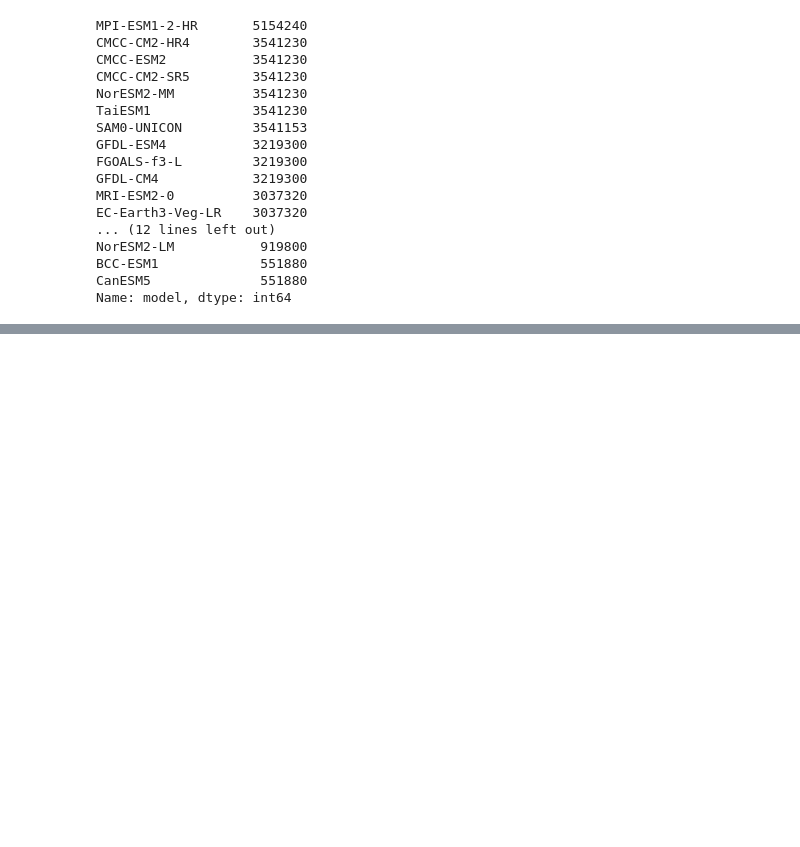
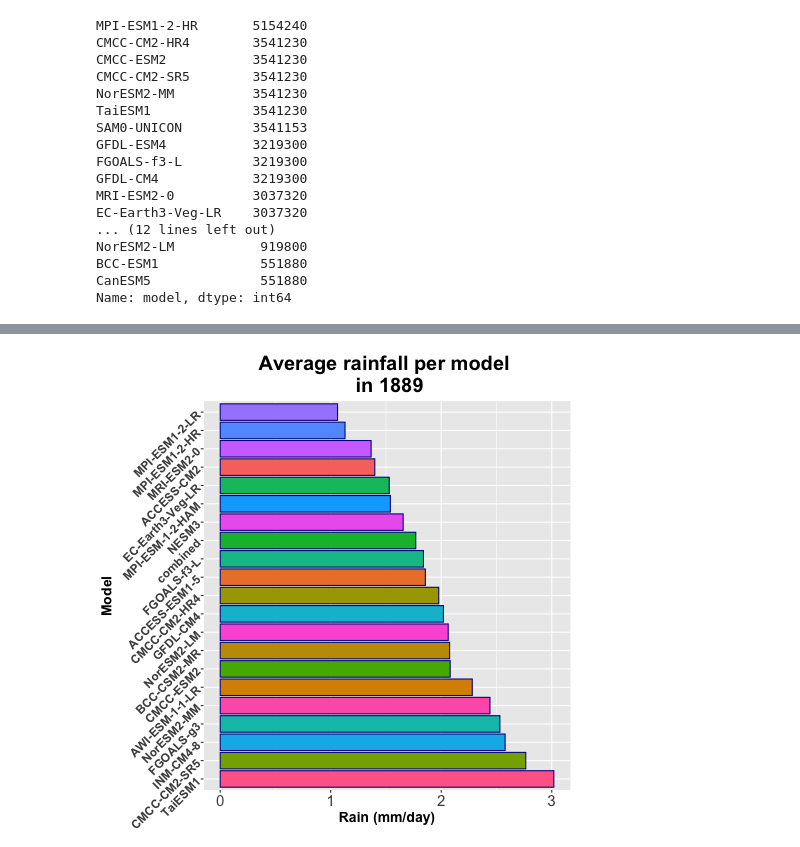
Before and after one commit to UBC-MDS/DSCI_525_Group_19, a Jupyter notebook: notebooks/rain_eda.ipynb, the cells around one changed output, grey strips where cells are left out. Saved outputs shown, nothing was run; the diff lists cells and outputs as text; code cells hidden in the pictures; blank space fills up the shorter version.

Commit message:
sarah eda
changed python df to R using arrow, created bar plot using ggplot2

```diff
--- a/notebooks/rain_eda.ipynb
+++ b/notebooks/rain_eda.ipynb
@@ -171,0 +180,9 @@ Name: model, dtype: int64
+# %%
+filepathcsv = "/Users/sarahabdelazim/Desktop/MDS/Block_6/DSCI_525_web-cloud-comp/DSCI_525_Group_19/figsharerainfall/combined_data.csv"
+# %%
+%%time
+dataset = ds.dataset(filepathcsv, format="csv")
+# Converting the `pyarrow dataset` to a `pyarrow table`
+table = dataset.to_table()
+# Converting a `pyarrow table` to a `rarrow table`
+r_table = pyra.converter.py2rpy(table)
@@ -171,0 +198,22 @@ Name: model, dtype: int64
+# %%
+%%time
+%%R -i r_table
+df <- as.data.frame(r_table) %>%
+    select(c(-lat_min, -lat_max, -lon_min, -lon_max)) %>%
+    filter(year(time) == 1889)
+
+plot_rain <- df %>%
+    ggplot(aes(x = reorder(factor(model), -`rain (mm/day)`), y = `rain (mm/day)`, fill=model)) +
+    geom_bar(stat = "summary", fun = "mean", color="darkblue") +
+    labs(x="Model", y="Rain (mm/day)", title="Average rainfall per model \n in 1889") +
+    theme(axis.title = element_text(size = 14, face = "bold"),
+          plot.title = element_text(size = 20, face = "bold", hjust=0.5),
+          axis.text.y = element_text(size = 12, angle = 45, vjust = 0.5, hjust=1, face="bold"),
+          axis.text.x = element_text(size = 15),
+          legend.position="none"
+          ) +
+    coord_flip()
+
+plot_rain
+# %% [output]
+[figure, added]
```
Also changed, not shown: parts of 5 cells of this notebook.
